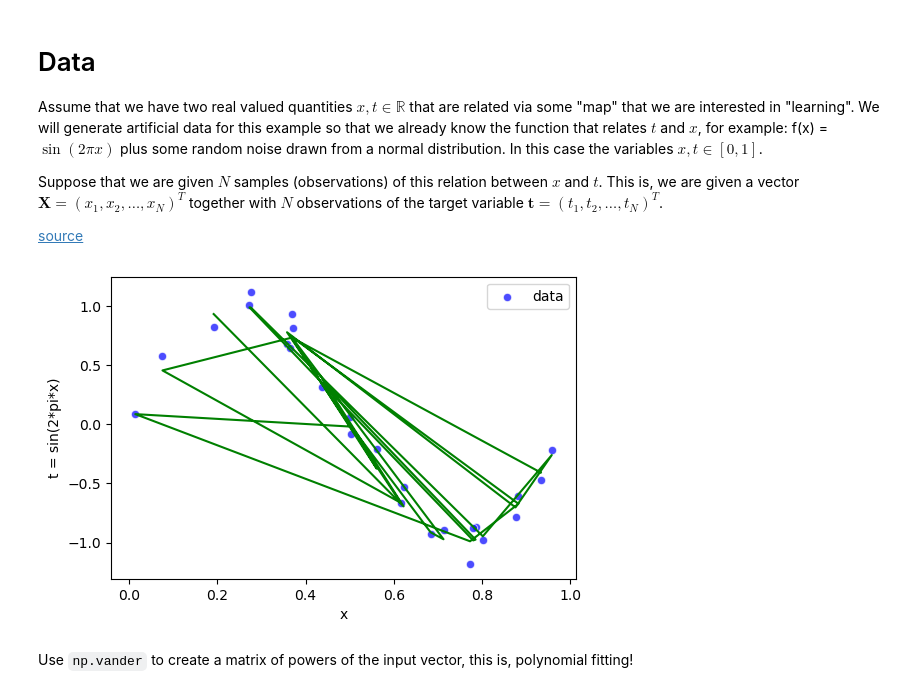
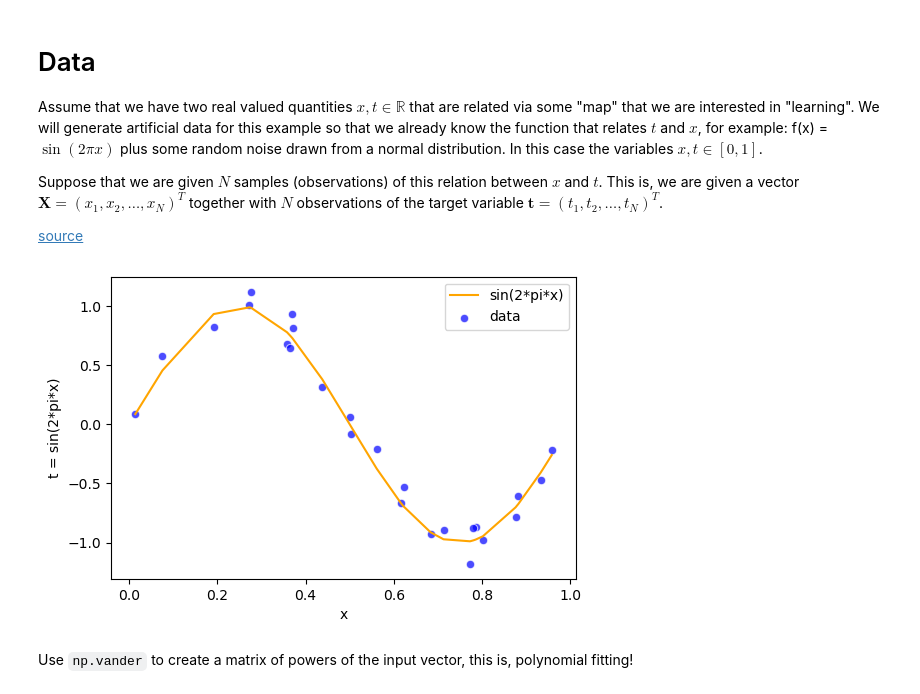
Before and after one commit to pibieta/ML-course, a Jupyter notebook: PR_and_ML/2-Bayesian Curve Fitting.ipynb, the cells around one changed output. Cells and saved outputs as stored; diff of their text form; code cells hidden in the pictures.

Commit message:
fixed the plot

```diff
--- a/PR_and_ML/2-Bayesian Curve Fitting.ipynb
+++ b/PR_and_ML/2-Bayesian Curve Fitting.ipynb
@@ -82,13 +82,13 @@ x_test = np.linspace(0., 1., 100)
 # %%
 fig, ax = plt.subplots(dpi = 100)
 sns.scatterplot(x_train, y_train, ax = ax, color = 'blue', label = 'data', alpha = 0.7)
-ax.plot(x_train, func(x_train), color = 'green')
-# sns.lineplot(x_train, func(x_train), color = 'orange', label = 'sin(2*pi*x)')
+# ax.plot(x_train, func(x_train), color = 'green')
+sns.lineplot(x_train, func(x_train), color = 'orange', label = 'sin(2*pi*x)')
 ax.set_xlabel('x')
 ax.set_ylabel('t = sin(2*pi*x)')
 fig.show()
 # %% [output]
-[figure, old version]
+[figure, new version]
 # %% [markdown]
 
 Use `np.vander` to create a matrix of powers of the input vector, this is, polynomial fitting!
```
